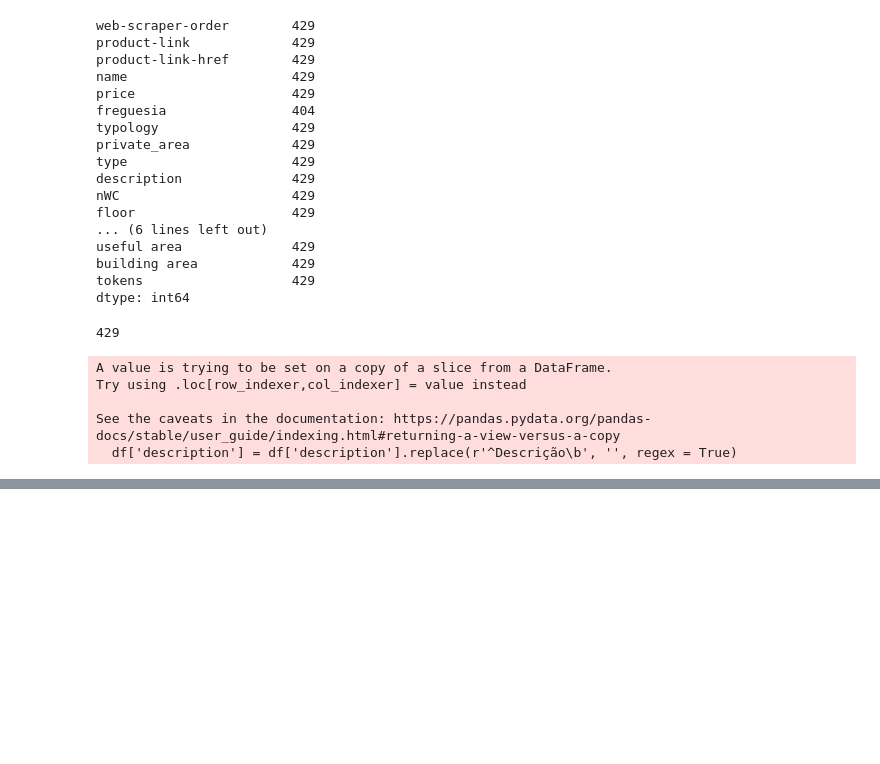
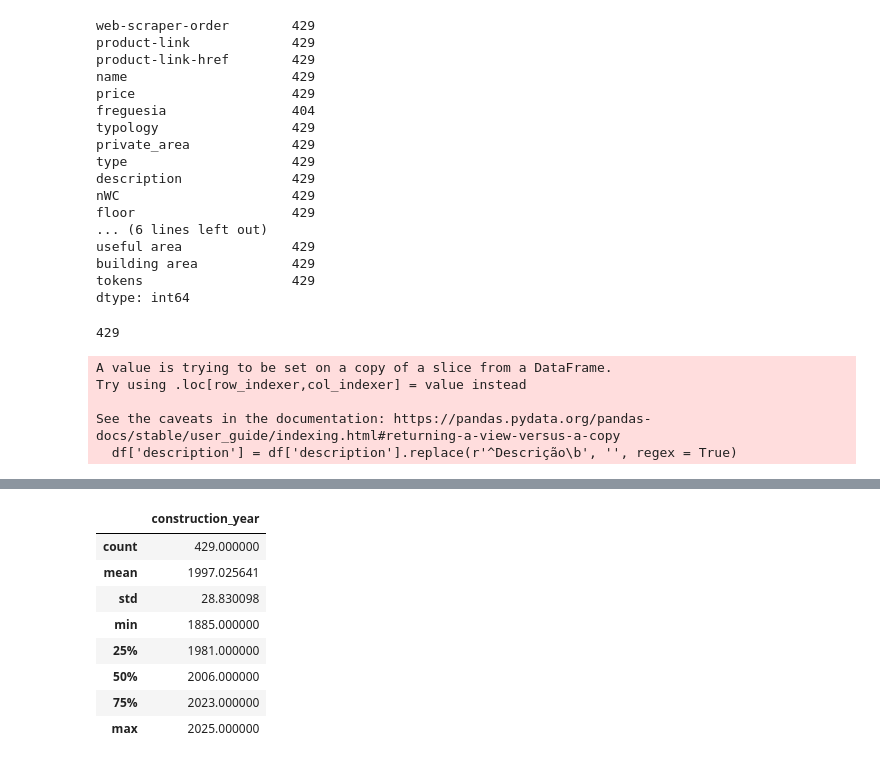
Before and after one commit to ManJ-PC/HousePricing, a Jupyter notebook: imovirtual.ipynb, the cells around one changed output, grey strips where cells are left out. Drawn from its saved outputs; the diff is of its cells as text; code cells hidden in the pictures; blank space fills up the shorter version.

```diff
--- a/imovirtual.ipynb
+++ b/imovirtual.ipynb
@@ -1357,3 +1387,15 @@ Name: description, Length: 429, dtype: object
+# %%
+df.describe() # única que é do tipo ... numérico
+# %% [output]
+|  | construction_year |
+| count | 429.000000 |
+| mean | 1997.025641 |
+| std | 28.830098 |
+| min | 1885.000000 |
+| 25% | 1981.000000 |
+| 50% | 2006.000000 |
+| 75% | 2023.000000 |
+| max | 2025.000000 |
 # %%
 import pandas as pd
 
```
Also changed, not shown: parts of 15 cells of this notebook.
